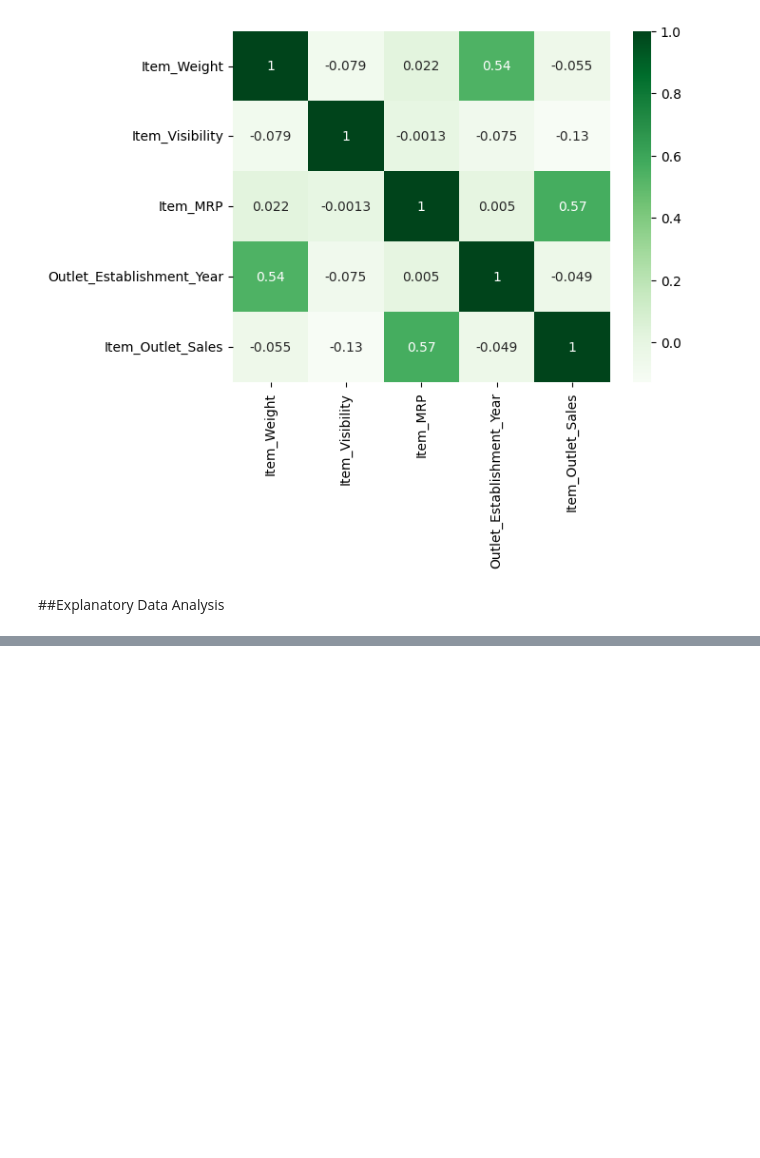
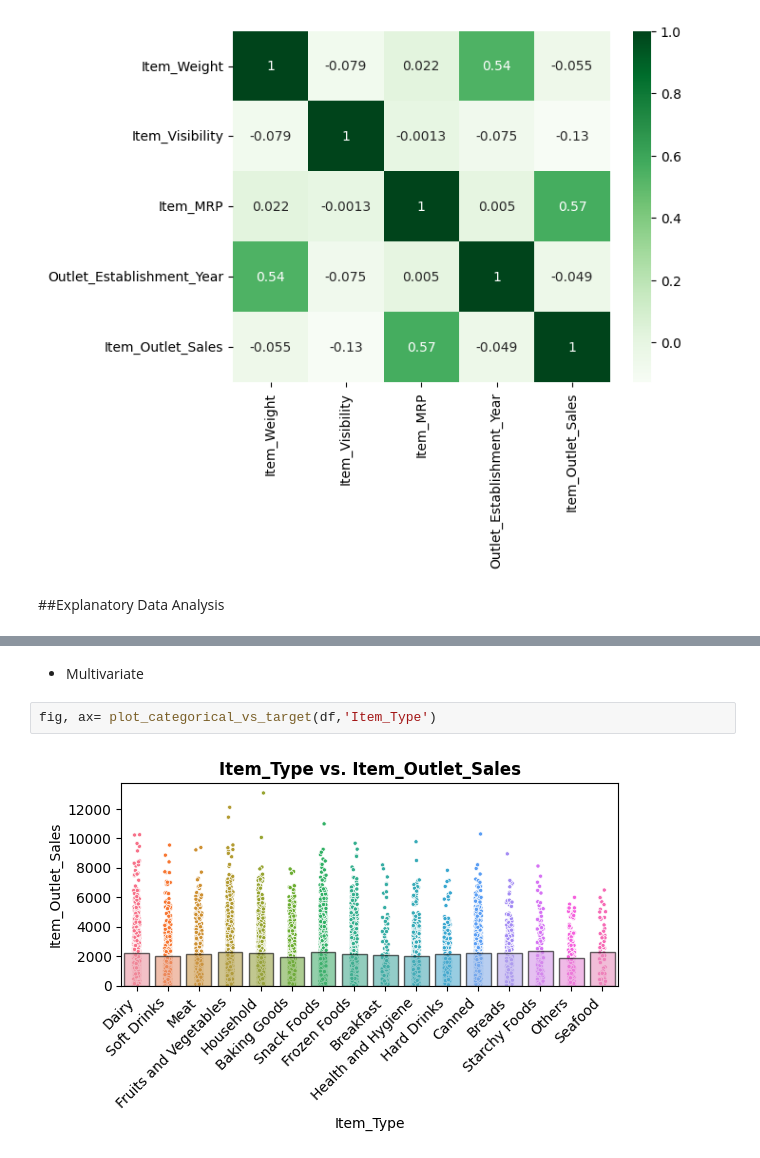
Before and after one commit to clovestad/Prediction_of_Product_Sales, a Jupyter notebook: sales_predictions.ipynb, the cells around one changed output, grey strips where cells are left out. Cells and saved outputs as stored; diff of their text form; blank space fills up the shorter version.

```diff
--- a/sales_predictions.ipynb
+++ b/sales_predictions.ipynb
@@ -419,0 +635,6 @@ ax= sns.heatmap(corr,cmap='Greens',annot=True)
+# %% [markdown]
+- Multivariate
+# %%
+fig, ax= plot_categorical_vs_target(df,'Item_Type')
+# %% [output]
+[figure, added]
```
Also changed, not shown: parts of 66 cells of this notebook.
